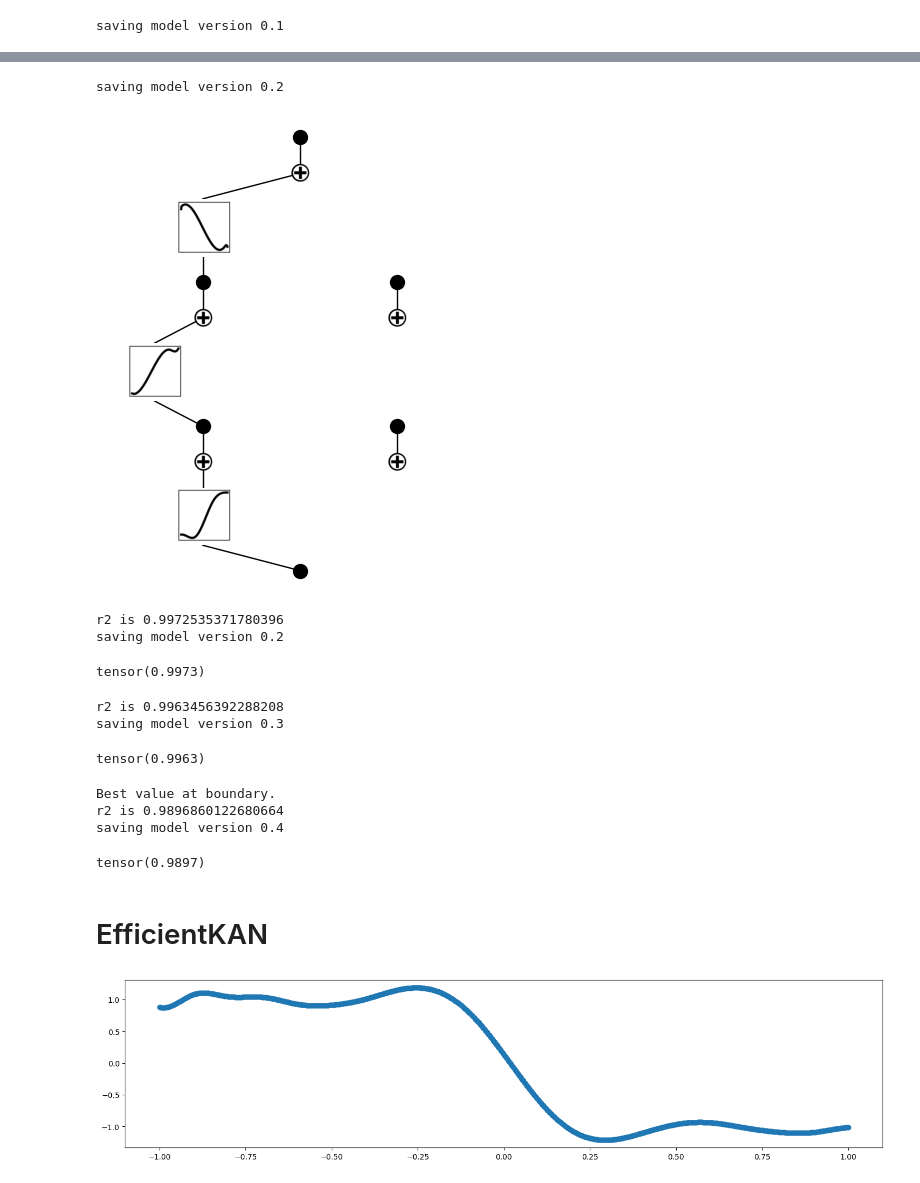
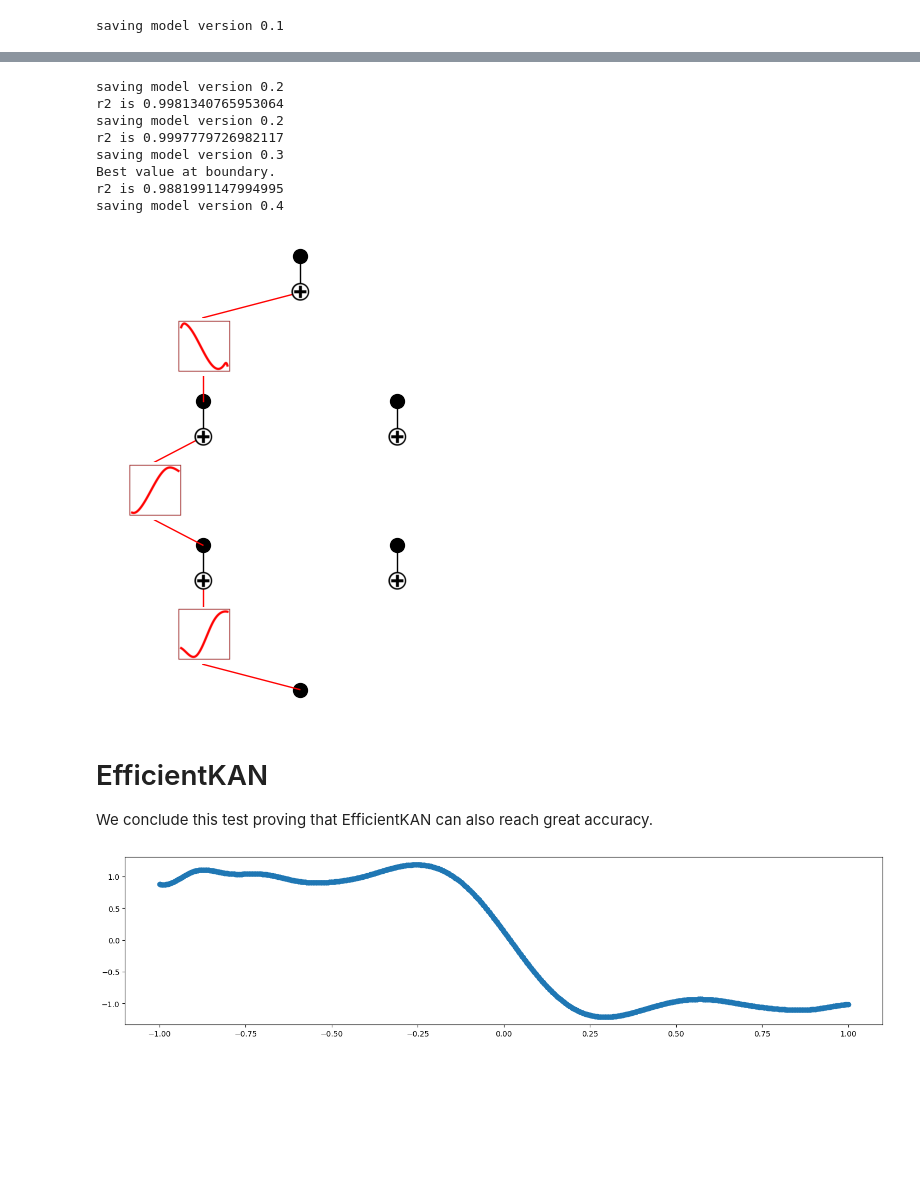
Before and after one commit to MrPio/KAN-Symbolic_Regression, a Jupyter notebook: Special_function.ipynb, the cells around one changed output, grey strips where cells are left out. Drawn from its saved outputs; the diff is of its cells as text; code cells hidden in the pictures; blank space fills up the shorter version.

```diff
--- a/Special_function.ipynb
+++ b/Special_function.ipynb
@@ -40,6 +46,6 @@ plt.show()
 # %%
-model = KAN(width=[1, 2, 2, 1], grid=3, k=3)
-model.fit(dataset, opt="LBFGS", steps=60, lamb=0.001, lamb_entropy=4)
+model = PyKAN(width=[1, 2, 2, 1], grid=3, k=3)
+model.fit(dataset, opt="LBFGS", steps=100, lamb=0.002, lamb_entropy=4)
 pass
 # %% [output]
 checkpoint directory created: ./model
@@ -62,31 +68,23 @@ $\displaystyle - 1.06046175956726 \cos{\left(1.65044603019371 \sin{\left(1.78203
 # %%
-model.prune(node_th=1e-1)
+model.prune(node_th=1e-1,edge_th=1e-1)
+model.fix_symbolic(0,0,0, 'sin')
+model.fix_symbolic(1,0,0, 'sin')
+model.fix_symbolic(2,0,0,'cos')
 model.plot()
 pass
 # %% [output]
 saving model version 0.2
+r2 is 0.9981340765953064
+saving model version 0.2
+r2 is 0.9997779726982117
+saving model version 0.3
+Best value at boundary.
+r2 is 0.9881991147994995
+saving model version 0.4
-[figure, old version]
+[figure, new version]
-# %%
-model.fix_symbolic(0,0,0, 'sin')
-# %% [output]
-r2 is 0.9972535371780396
-saving model version 0.2
-tensor(0.9973)
-# %%
-model.fix_symbolic(1,0,0, 'sin')
-# %% [output]
-r2 is 0.9963456392288208
-saving model version 0.3
-tensor(0.9963)
-# %%
-model.fix_symbolic(2,0,0,'cos')
-# %% [output]
-Best value at boundary.
-r2 is 0.9896860122680664
-saving model version 0.4
-tensor(0.9897)
 # %% [markdown]
 # EfficientKAN
+We conclude this test proving that EfficientKAN can also reach great accuracy.
 # %%
 class Efficient_KAN(nn.Module):
     def __init__(self, grid_size=200):
```
Also changed, not shown: parts of 7 cells of this notebook.
